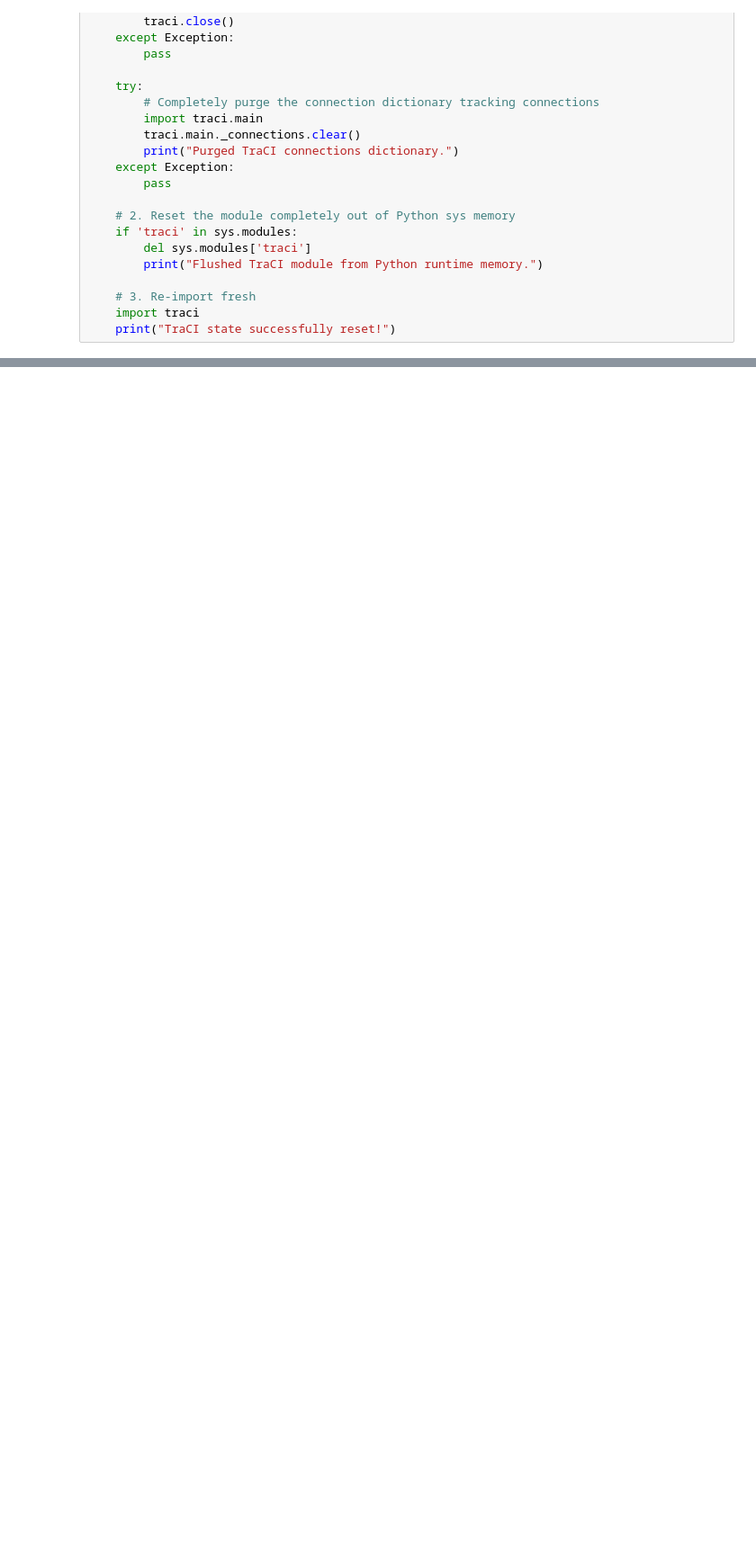
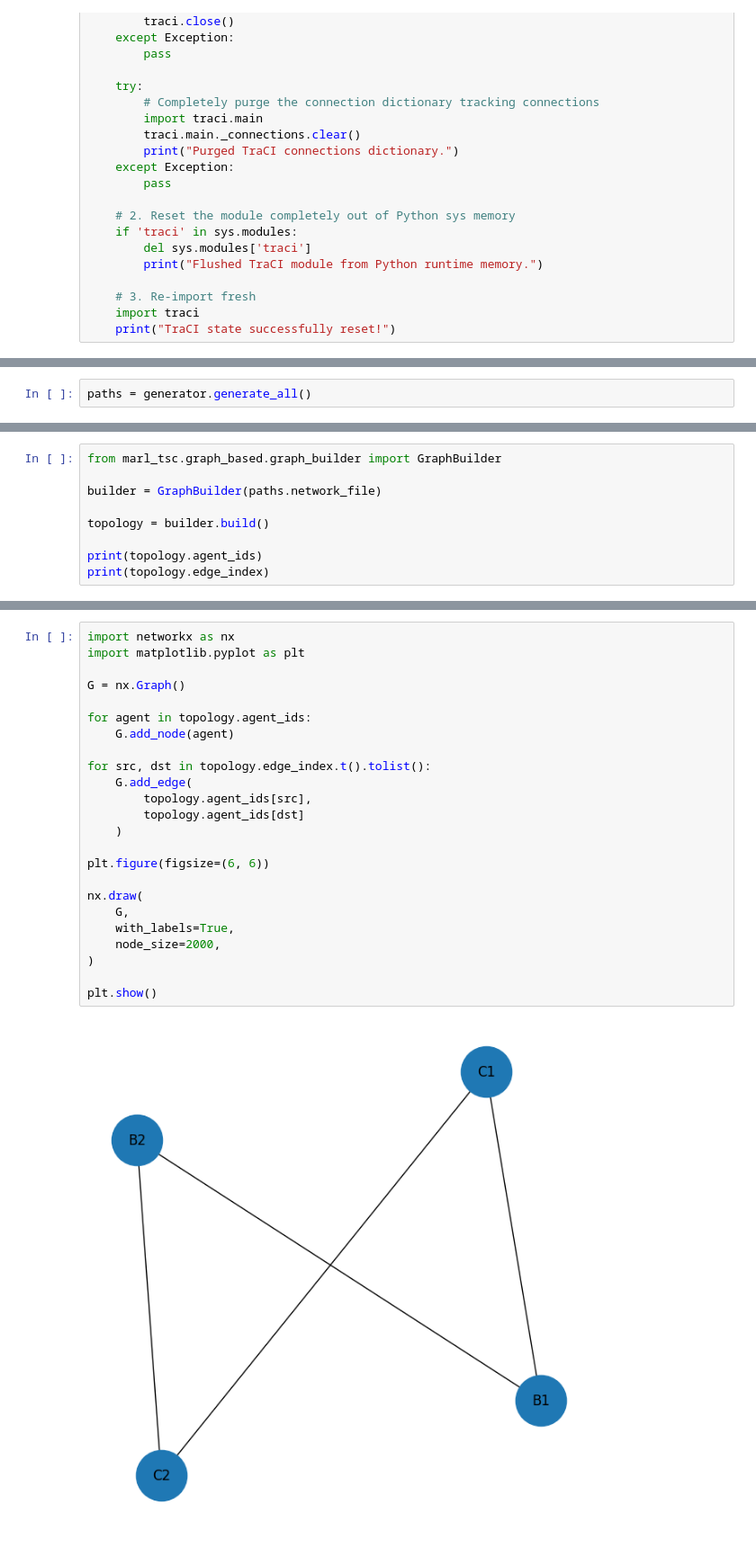
Before and after one commit to abergh18/marl-tsc, a Jupyter notebook: notebooks/main_flow.ipynb, the cells around one changed output, grey strips where cells are left out. Shown at 90% size. Drawn from its saved outputs; the diff is of its cells as text; blank space fills up the shorter version.

Commit message:
Graph Based initialisation. main_flow now contains temporary tests for graph development. TODO: Training files.

```diff
--- a/notebooks/main_flow.ipynb
+++ b/notebooks/main_flow.ipynb
@@ -367,0 +459,2 @@ if on:
+# %%
+paths = generator.generate_all()
@@ -367,0 +557,9 @@ if on:
+# %%
+from marl_tsc.graph_based.graph_builder import GraphBuilder
+
+builder = GraphBuilder(paths.network_file)
+
+topology = builder.build()
+
+print(topology.agent_ids)
+print(topology.edge_index)
@@ -367,0 +570,26 @@ if on:
+# %%
+import networkx as nx
+import matplotlib.pyplot as plt
+
+G = nx.Graph()
+
+for agent in topology.agent_ids:
+    G.add_node(agent)
+
+for src, dst in topology.edge_index.t().tolist():
+    G.add_edge(
+        topology.agent_ids[src],
+        topology.agent_ids[dst]
+    )
+
+plt.figure(figsize=(6, 6))
+
+nx.draw(
+    G,
+    with_labels=True,
+    node_size=2000,
+)
+
+plt.show()
+# %% [output]
+[figure, added]
```
Also changed, not shown: parts of 17 cells of this notebook.
